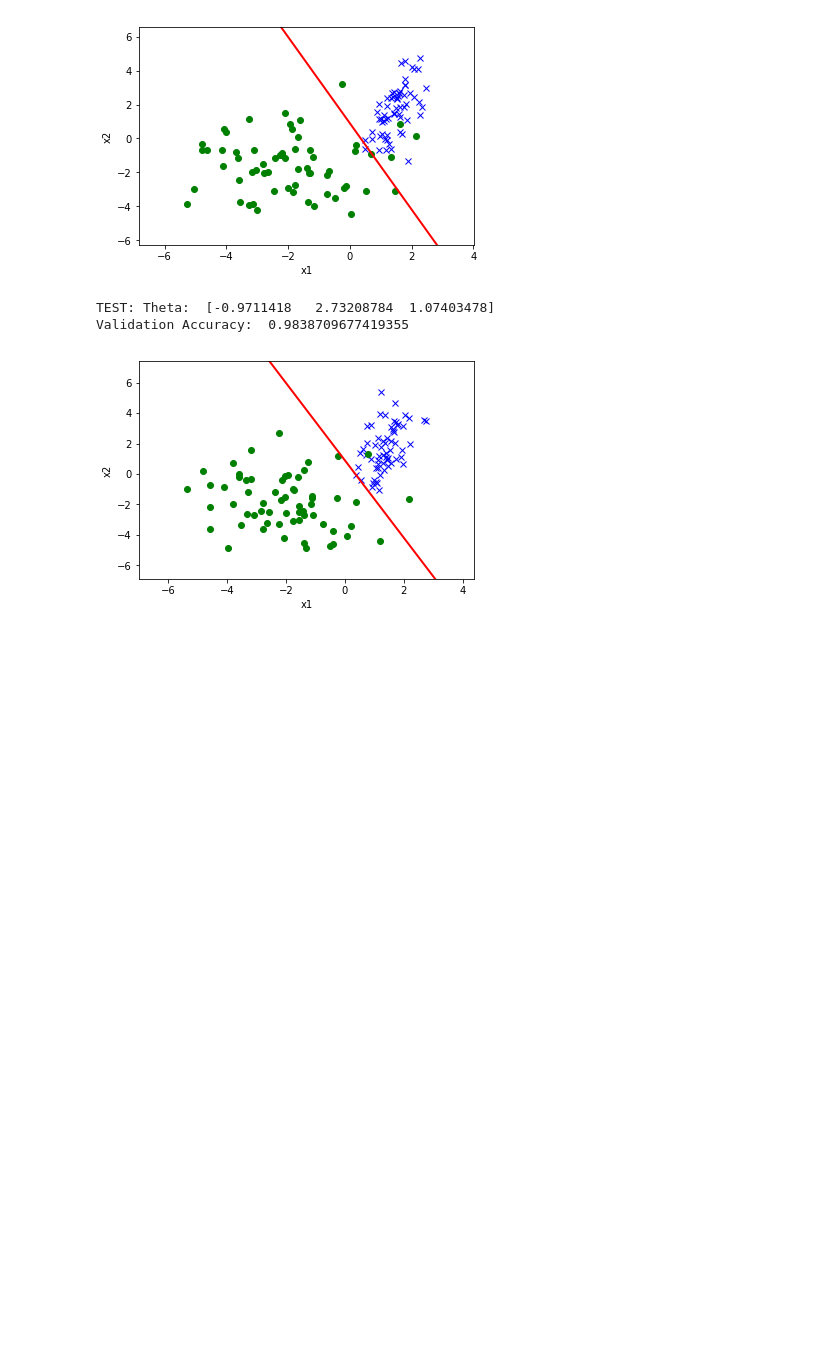
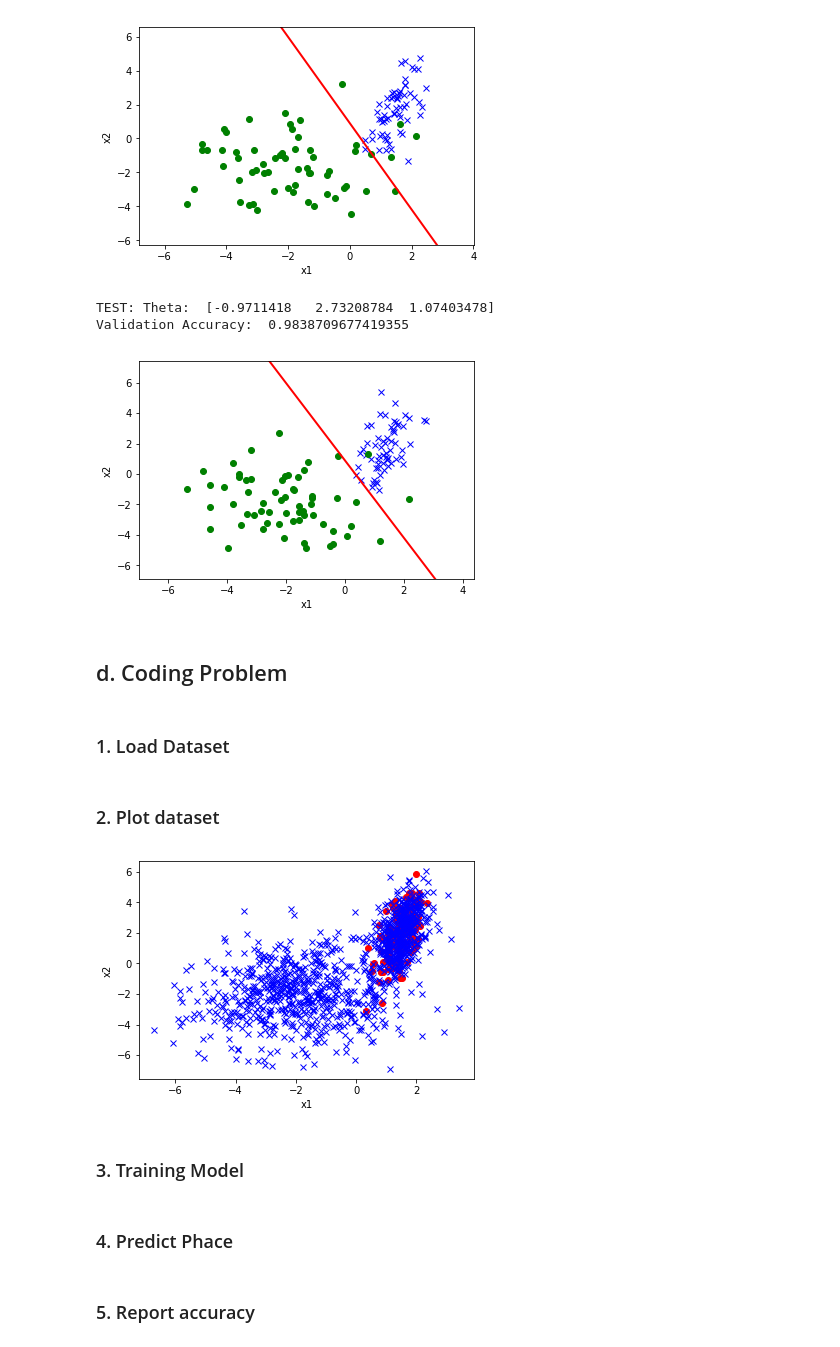
Before and after one commit to anhnt02hp/CS229-Fall2018-FullCourse, a Jupyter notebook: Full_Problem_Set_Solution/PS1/exercise_2.ipynb, the cells around one changed output. Saved outputs shown, nothing was run; the diff lists cells and outputs as text; code cells hidden in the pictures; blank space fills up the shorter version.

Commit message:
Change dataset path in Reference Solution and update part d of exercise 2

```diff
--- a/Full_Problem_Set_Solution/PS1/exercise_2.ipynb
+++ b/Full_Problem_Set_Solution/PS1/exercise_2.ipynb
@@ -157,3 +157,26 @@ util.plot(x_test, t_test, theta = clf.theta)
 TEST: Theta:  [-0.9711418   2.73208784  1.07403478]
 Validation Accuracy:  0.9838709677419355
 [figure]
+# %% [markdown]
+## d. Coding Problem
+# %% [markdown]
+### 1. Load Dataset
+# %%
+#Training set
+x_train, y_train = util.load_dataset("/home/anhnt02/Desktop/CS229-Fall2018-FullCourse/Full_Problem_Set/PS1/data/ds3_train.csv", add_intercept=True)
+#Validation set
+x_valid, y_valid = util.load_dataset("/home/anhnt02/Desktop/CS229-Fall2018-FullCourse/Full_Problem_Set/PS1/data/ds3_valid.csv", add_intercept=True)
+#Testing set
+x_test, y_test = util.load_dataset("/home/anhnt02/Desktop/CS229-Fall2018-FullCourse/Full_Problem_Set/PS1/data/ds3_test.csv", add_intercept=True)
+# %% [markdown]
+### 2. Plot dataset
+# %%
+plt.xlabel('x1')
+plt.ylabel('x2')
+plt.plot(x_train[y_train == 1, 1], x_train[y_train == 1, 2] , 'ro', linewidth = 2,)
+plt.plot(x_train[y_train == 0, 1], x_train[y_train == 0, 2] , 'bx', linewidth = 2,)
+plt.show()
+# %% [output]
+[figure, added]
+# %% [markdown]
+### 3. Training Model
@@ -159,0 +186,2 @@ Validation Accuracy:  0.9838709677419355
+# %% [markdown]
+### 4. Predict Phace
@@ -159,0 +195,2 @@ Validation Accuracy:  0.9838709677419355
+# %% [markdown]
+### 5. Report accuracy
```
Also changed, not shown: parts of 8 cells of this notebook.
